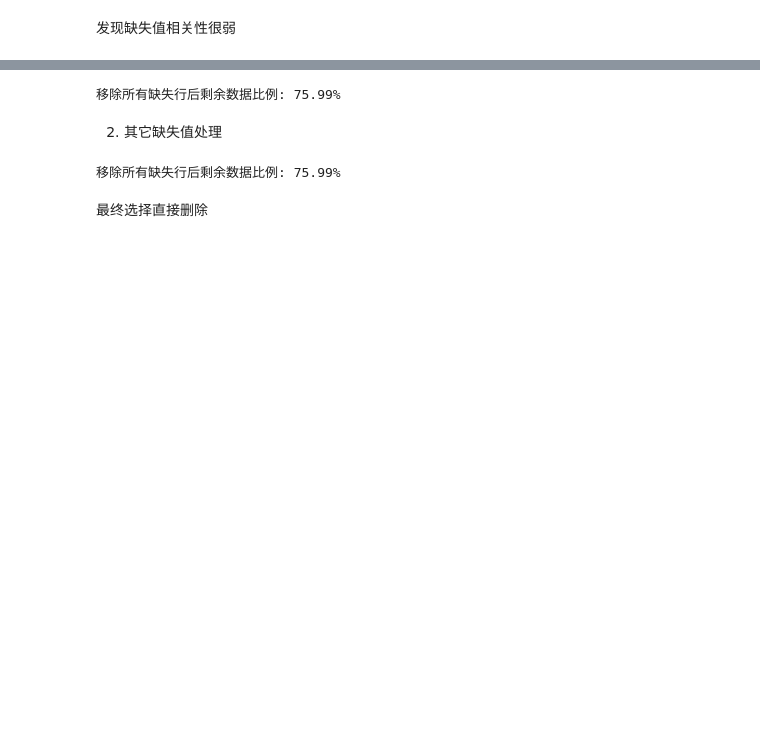
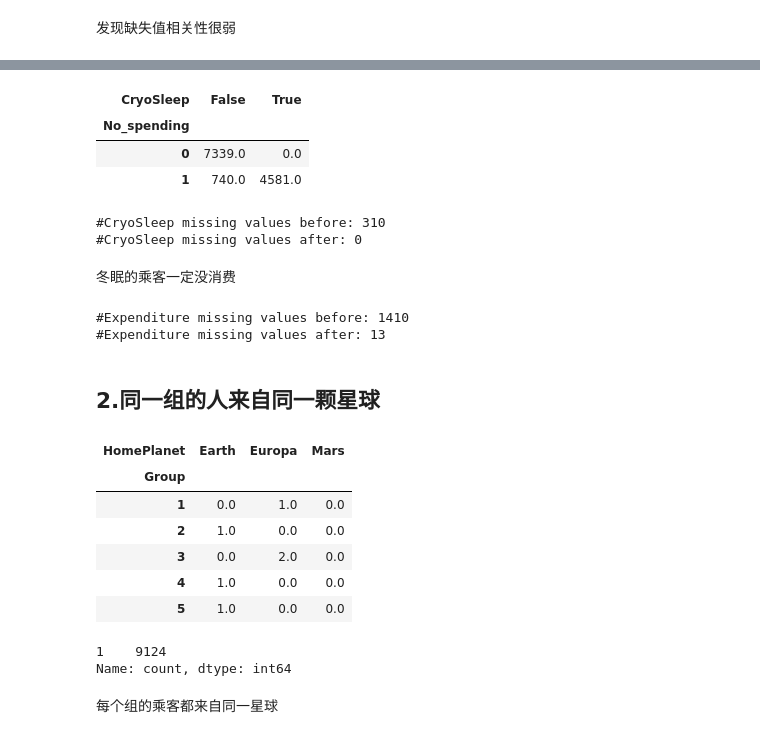
Before and after one commit to GiaooaiG/spaceship-titanic, a Jupyter notebook: 缺失值处理.ipynb, the cells around one changed output, grey strips where cells are left out. Drawn from its saved outputs; the diff is of its cells as text; code cells hidden in the pictures; blank space fills up the shorter version.

```diff
--- a/缺失值处理.ipynb
+++ b/缺失值处理.ipynb
@@ -8,5 +10,11 @@ from IPython.core.interactiveshell import InteractiveShell
 # %%
 # 加载数据
-train = pd.read_csv("train.csv")
-test = pd.read_csv("test.csv")
+train = pd.read_csv("train_new_features.csv")
+test = pd.read_csv("test_new_features.csv")
+
+y=train['Transported'].copy().astype(int)
+X=train.drop('Transported', axis=1).copy()
+
+# 合并测试集和训练集
+data=pd.concat([X, test], axis=0).reset_index(drop=True)
 # %% [markdown]
@@ -55,18 +73,38 @@ dtype: int64
+# %%
+#查看冬眠与花费的关系
+data.groupby(['No_spending','CryoSleep'])['CryoSleep'].size().unstack().fillna(0)
+# %% [output]
+| CryoSleep | False | True |
+| No_spending |  |  |
+| 0 | 7339.0 | 0.0 |
+| 1 | 740.0 | 4581.0 |
+# %%
+# Missing values before
+CSL_bef=data['CryoSleep'].isna().sum()
+
+# Fill missing values using the mode
+
+
+data.loc[data['CryoSleep'].isna() & data['No_spending']==0,'CryoSleep']  = True
+data.loc[data['CryoSleep'].isna() & data['No_spending']==1,'CryoSleep']  = False
+
+# Print number of missing values left
+print('#CryoSleep missing values before:',CSL_bef)
+print('#CryoSleep missing values after:',data['CryoSleep'].isna().sum())
+# %% [output]
+#CryoSleep missing values before: 310
+#CryoSleep missing values after: 0
+# %% [markdown]
+冬眠的乘客一定没消费
 # %%
-initial_count = len(train)
-train_dropped = train.dropna()
-remaining_ratio = len(train_dropped) / initial_count
-print(f"移除所有缺失行后剩余数据比例: {remaining_ratio:.2%}")
+exp_feats=['RoomService', 'FoodCourt', 'ShoppingMall', 'Spa', 'VRDeck']
+E_bef=data[exp_feats].isna().sum().sum()
+
+for col in exp_feats:
+    data.loc[(data[col].isna()) & (data['CryoSleep']==True), col]=0
+
+print('#Expenditure missing values before:',E_bef)
+print('#Expenditure missing values after:',data[exp_feats].isna().sum().sum())
 # %% [output]
-移除所有缺失行后剩余数据比例: 75.99%
+#Expenditure missing values before: 1410
+#Expenditure missing values after: 13
-# %% [markdown]
-2. 其它缺失值处理
-# %%
-initial_count = len(train)
-train_dropped = train.dropna()
-remaining_ratio = len(train_dropped) / initial_count
-print(f"移除所有缺失行后剩余数据比例: {remaining_ratio:.2%}")
-# %% [output]
-移除所有缺失行后剩余数据比例: 75.99%
-# %% [markdown]
-最终选择直接删除
@@ -76,0 +111,18 @@ train_processed.to_csv('train_processed_missing.csv',index = 'PassengerId')
+# %% [markdown]
+## 2.同一组的人来自同一颗星球
+# %%
+GHP_gb=data.groupby(['Group','HomePlanet'])['HomePlanet'].size().unstack().fillna(0)
+GHP_gb.head()
+GHP_gb.groupby(level='Group').size().value_counts()
+# %% [output]
+| HomePlanet | Earth | Europa | Mars |
+| Group |  |  |  |
+| 1 | 0.0 | 1.0 | 0.0 |
+| 2 | 1.0 | 0.0 | 0.0 |
+| 3 | 0.0 | 2.0 | 0.0 |
+| 4 | 1.0 | 0.0 | 0.0 |
+| 5 | 1.0 | 0.0 | 0.0 |
+1    9124
+Name: count, dtype: int64
+# %% [markdown]
+每个组的乘客都来自同一星球
```
Also changed, not shown: parts of 9 cells of this notebook, 2 other files.
